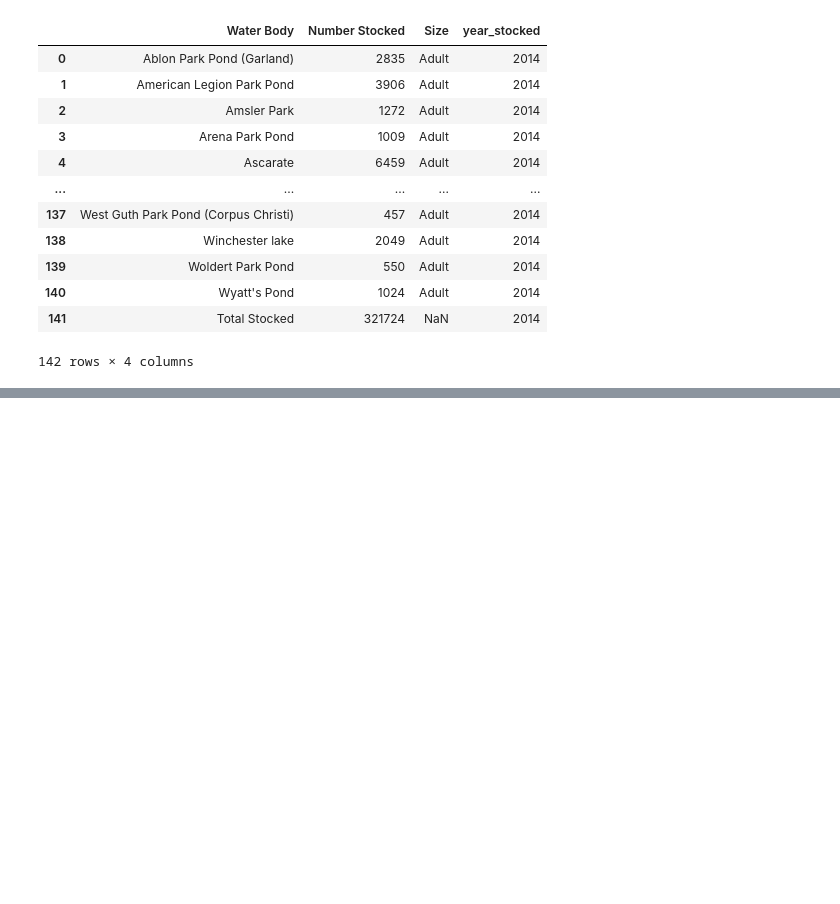
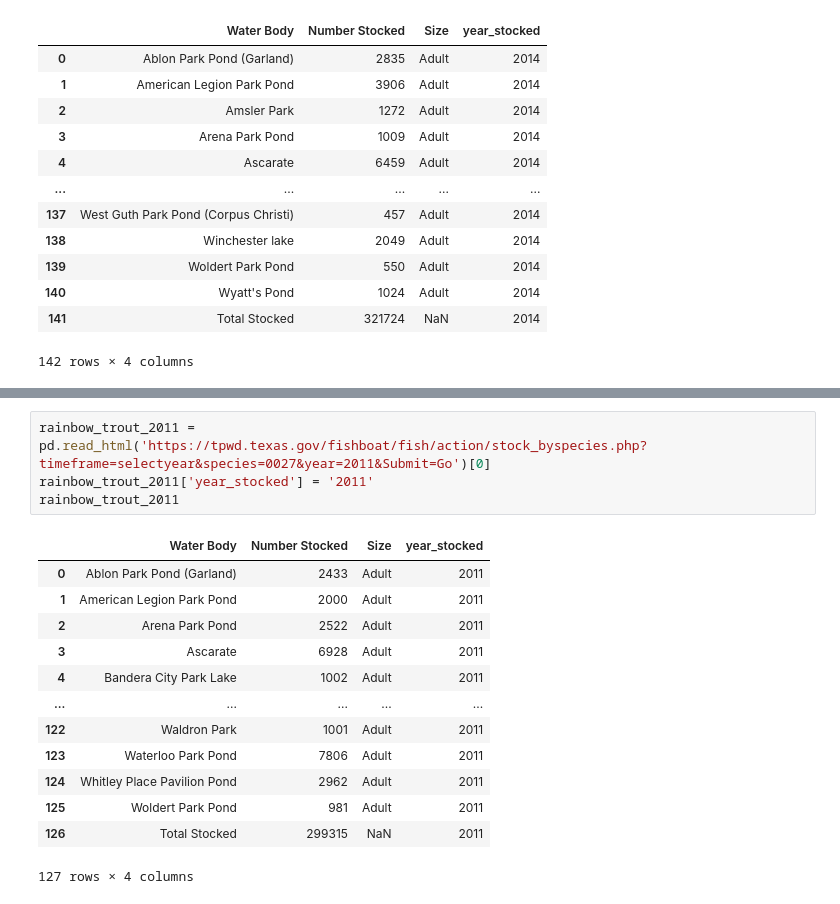
Before and after one commit to NSharick/python-practice, a Jupyter notebook: fish_stocking_webscrape.ipynb, the cells around one changed output, grey strips where cells are left out. Saved outputs shown, nothing was run; the diff lists cells and outputs as text; blank space fills up the shorter version.

```diff
--- a/fish_stocking_webscrape.ipynb
+++ b/fish_stocking_webscrape.ipynb
@@ -183,0 +184,18 @@ rainbow_trout_2012
+# %%
+rainbow_trout_2011 = pd.read_html('https://tpwd.texas.gov/fishboat/fish/action/stock_byspecies.php?timeframe=selectyear&species=0027&year=2011&Submit=Go')[0]
+rainbow_trout_2011['year_stocked'] = '2011'
+rainbow_trout_2011
+# %% [output]
+|  | Water Body | Number Stocked | Size | year_stocked |
+| 0 | Ablon Park Pond (Garland) | 2433 | Adult | 2011 |
+| 1 | American Legion Park Pond | 2000 | Adult | 2011 |
+| 2 | Arena Park Pond | 2522 | Adult | 2011 |
+| 3 | Ascarate | 6928 | Adult | 2011 |
+| 4 | Bandera City Park Lake | 1002 | Adult | 2011 |
+| ... | ... | ... | ... | ... |
+| 122 | Waldron Park | 1001 | Adult | 2011 |
+| 123 | Waterloo Park Pond | 7806 | Adult | 2011 |
+| 124 | Whitley Place Pavilion Pond | 2962 | Adult | 2011 |
+| 125 | Woldert Park Pond | 981 | Adult | 2011 |
+| 126 | Total Stocked | 299315 | NaN | 2011 |
+127 rows × 4 columns
```
Also changed, not shown: parts of 5 cells of this notebook.
